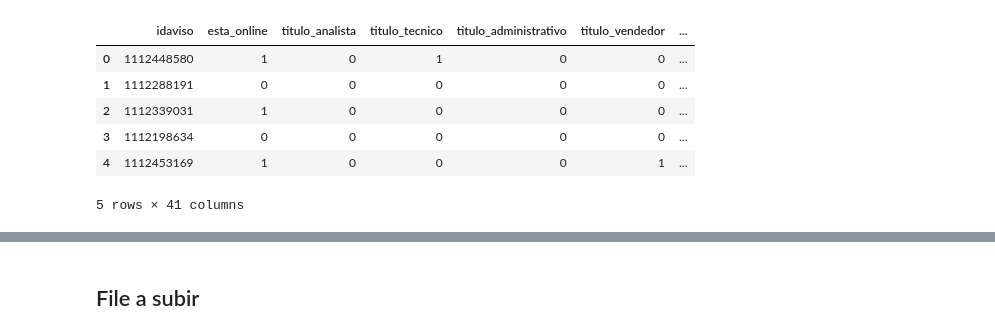
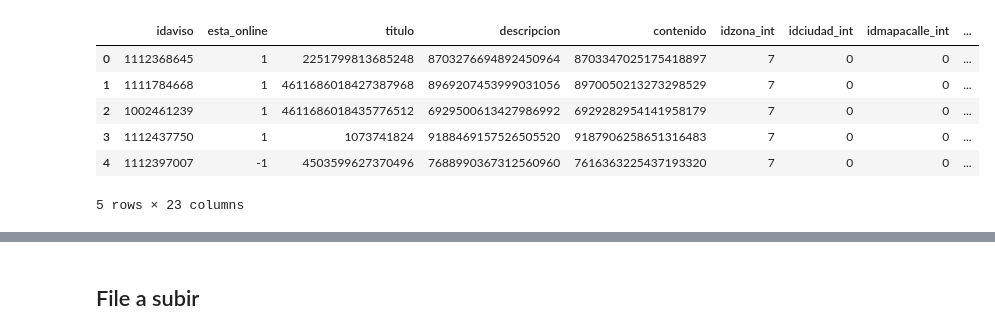
Before and after one commit to PRPablo/dataJobSearches, a Jupyter notebook: prediction/5-Adri-Arboles.ipynb, the cells around one changed output, grey strips where cells are left out. Cells and saved outputs as stored; diff of their text form; code cells hidden in the pictures.

```diff
--- a/prediction/5-Adri-Arboles.ipynb
+++ b/prediction/5-Adri-Arboles.ipynb
@@ -17,11 +35,11 @@ from sklearn.tree import DecisionTreeClassifier
 # %%
-df = pd.read_csv('../data/adri_data/entrenamiento_postulaciones_vistas4.csv', encoding='utf-8')
+df = pd.read_csv('../data/adri_data/entrenamiento_postulaciones_vistas18_full.csv', encoding='utf-8')
 df.head()
 # %% [output]
-|  | idaviso | esta_online | titulo_analista | titulo_tecnico | titulo_administrativo | titulo_vendedor | ... |
-| 0 | 1112448580 | 1 | 0 | 1 | 0 | 0 | ... |
-| 1 | 1112288191 | 0 | 0 | 0 | 0 | 0 | ... |
-| 2 | 1112339031 | 1 | 0 | 0 | 0 | 0 | ... |
-| 3 | 1112198634 | 0 | 0 | 0 | 0 | 0 | ... |
-| 4 | 1112453169 | 1 | 0 | 0 | 0 | 1 | ... |
+|  | idaviso | esta_online | titulo | descripcion | contenido | idzona_int | idciudad_int | idmapacalle_int | ... |
+| 0 | 1112368645 | 1 | 2251799813685248 | 8703276694892450964 | 8703347025175418897 | 7 | 0 | 0 | ... |
+| 1 | 1111784668 | 1 | 4611686018427387968 | 8969207453999031056 | 8970050213273298529 | 7 | 0 | 0 | ... |
+| 2 | 1002461239 | 1 | 4611686018435776512 | 6929500613427986992 | 6929282954141958179 | 7 | 0 | 0 | ... |
+| 3 | 1112437750 | 1 | 1073741824 | 9188469157526505520 | 9187906258651316483 | 7 | 0 | 0 | ... |
+| 4 | 1112397007 | -1 | 4503599627370496 | 7688990367312560960 | 7616363225437193320 | 7 | 0 | 0 | ... |
-5 rows × 41 columns
+5 rows × 23 columns
```
Also changed, not shown: parts of 55 cells of this notebook, 8 other files.
